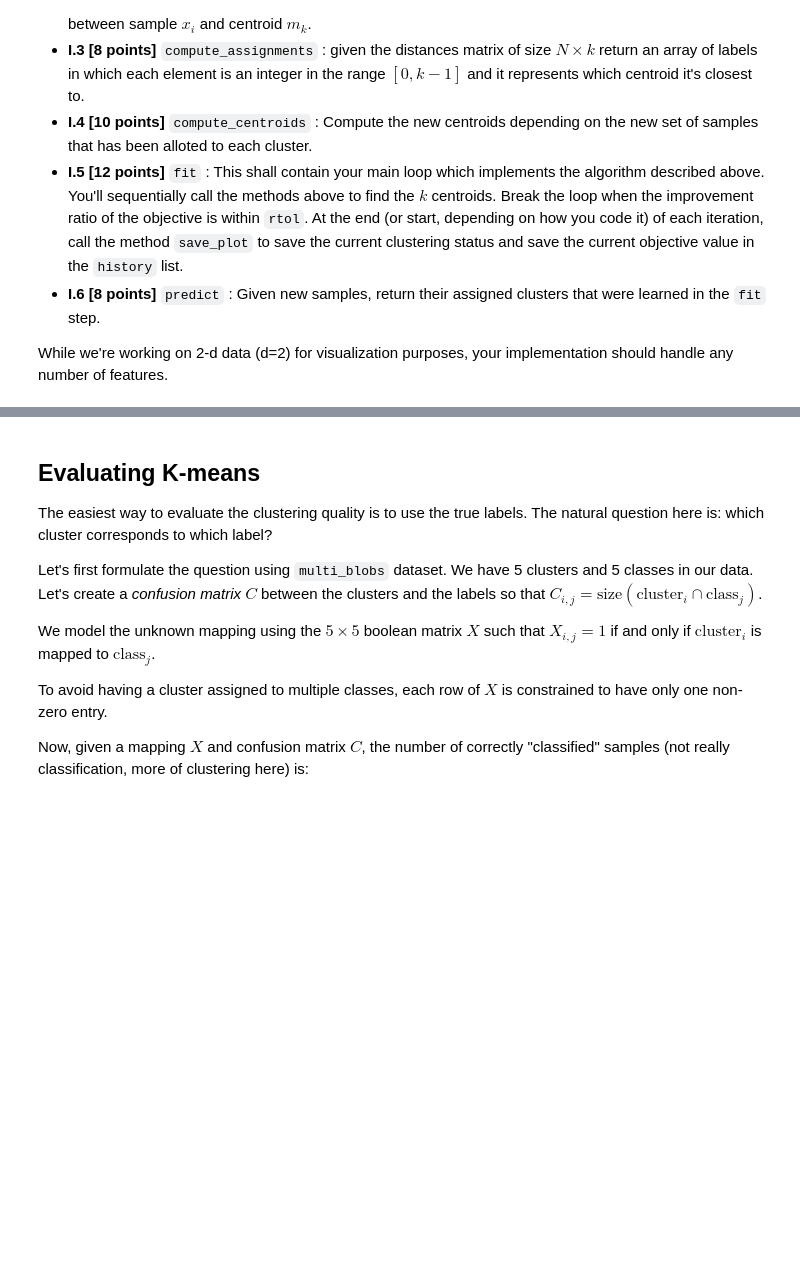
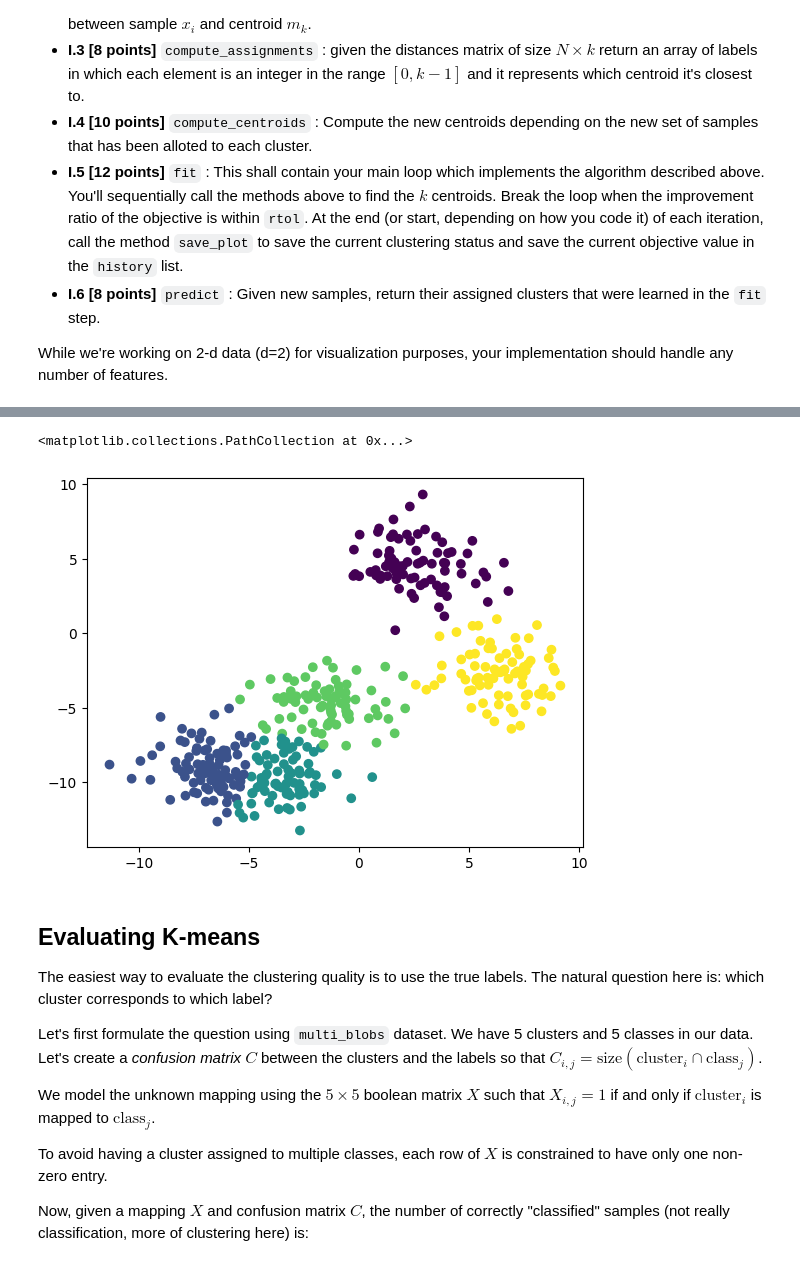
Before and after one commit to Sergrojas29/K-means, a Jupyter notebook: Final_Project_Sergio_Rojas-Aguilar.ipynb, the cells around one changed output, grey strips where cells are left out. Cells and saved outputs as stored; diff of their text form; code cells hidden in the pictures; blank space fills up the shorter version.

```diff
--- a/Final_Project_Sergio_Rojas-Aguilar.ipynb
+++ b/Final_Project_Sergio_Rojas-Aguilar.ipynb
@@ -89,8 +89,9 @@ class KMeans:
         """
         self.k = k #!Set the k to the class LMeans
         self.centroids = None #!intialize the centroids to None
-        self.snapshots = []  #! buffer for progress plots
+        self.snapshots = []  #! buffer for progress plots Where do we use this? history?
         self.rtol = rtol #! the imporvement ratio we seek to hit before ending the algorithm
+        self.save_plot = None
 
     def initialize_centroids(self, X):
         """
@@ -166,7 +167,7 @@ class KMeans:
 
 
         #END
-        return assignments.astype(int) #!!! cause errors assesment to return as int value only
+        return assignments.astype(int) #!!! cause errors assignments to return as int value only
 
     def compute_centroids(self, X, assignments):
         """
@@ -201,7 +202,7 @@ class KMeans:
         @return:
         """
         self.centroids = self.initialize_centroids(X)
-        objective = np.inf
+        objective = 1e10 #!! changed because was getting runtime error
         # assignments = np.zeros((X.shape[0],)) #!removed
         history =[] #! Added History list outside of while loop
         # Workspace I.5
@@ -218,11 +219,12 @@ class KMeans:
 
             history.append(new_objective) #add objective number to history array
 
-            if abs(objective - new_objective) / objective < self.rtol: # do a check to stop loop once we hit a smaller rtol
+            if abs(objective - new_objective) / abs(objective) < self.rtol: # do a check to stop loop once we hit a smaller rtol
                 break
 
             objective = new_objective
             self.centroids = new_centroids
+            self.save_plot = assignments
 
             #END
         return history
@@ -232,7 +234,7 @@ class KMeans:
         # assignments = np.zeros((X.shape[0],))
         #BEGIN
         # code here
-        distances = self.compute_distances(X)
-        assignments = self.compute_assignments(distances)
+        self.fit(X)
+        assignments = self.save_plot
         #END
         return assignments
@@ -243,6 +247,11 @@ class KMeans:
 # %%
 k_means = KMeans(5)
 objective_history = k_means.fit(multi_blobs.X)
+# %%
+plt.scatter(multi_blobs.X[:,0],multi_blobs.X[:,1],c=k_means.save_plot)
+# %% [output]
+<matplotlib.collections.PathCollection at 0x...>
+[figure, added]
 # %% [markdown]
 ## Evaluating K-means
 The easiest way to evaluate the clustering quality is to use the true labels. The natural question here is: which cluster corresponds to which label?
```
Also changed, not shown: parts of 9 cells of this notebook, 1 other file.
